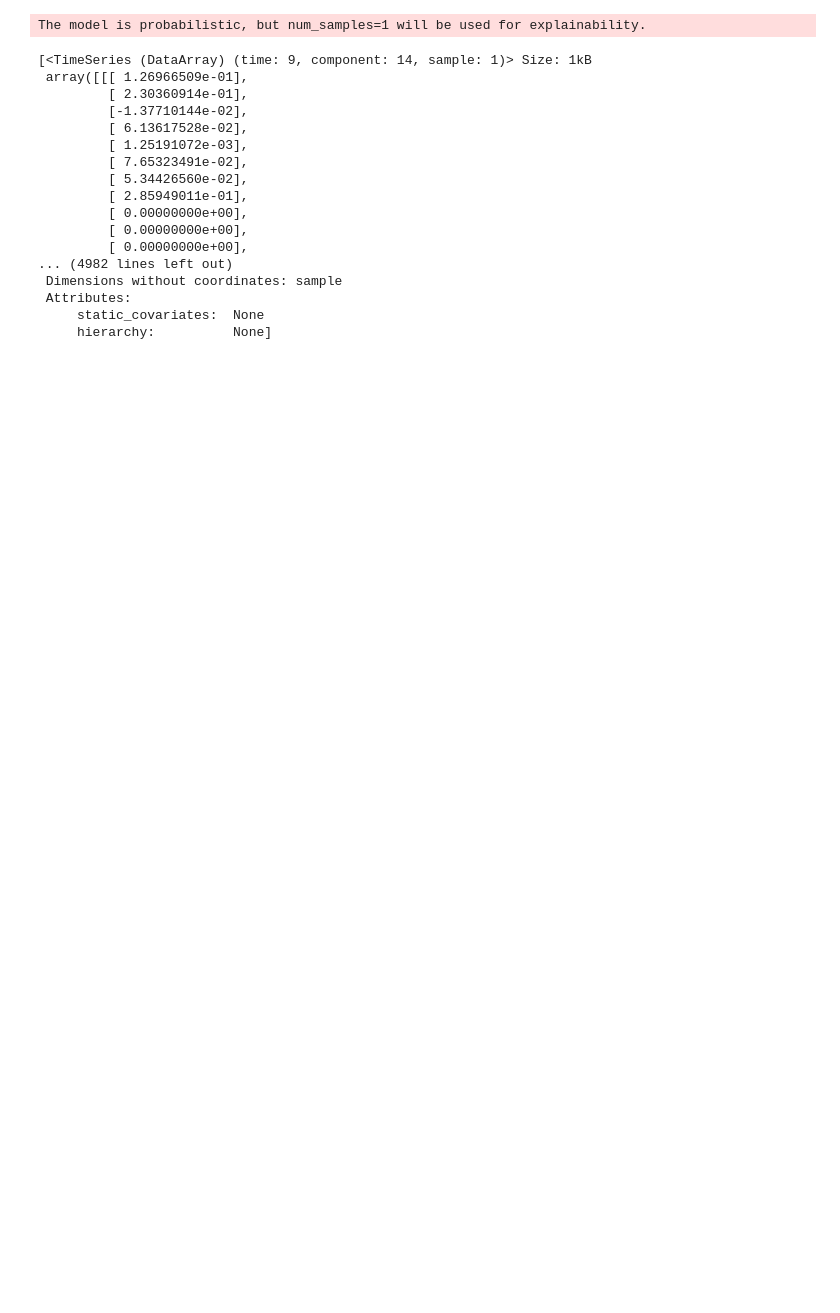
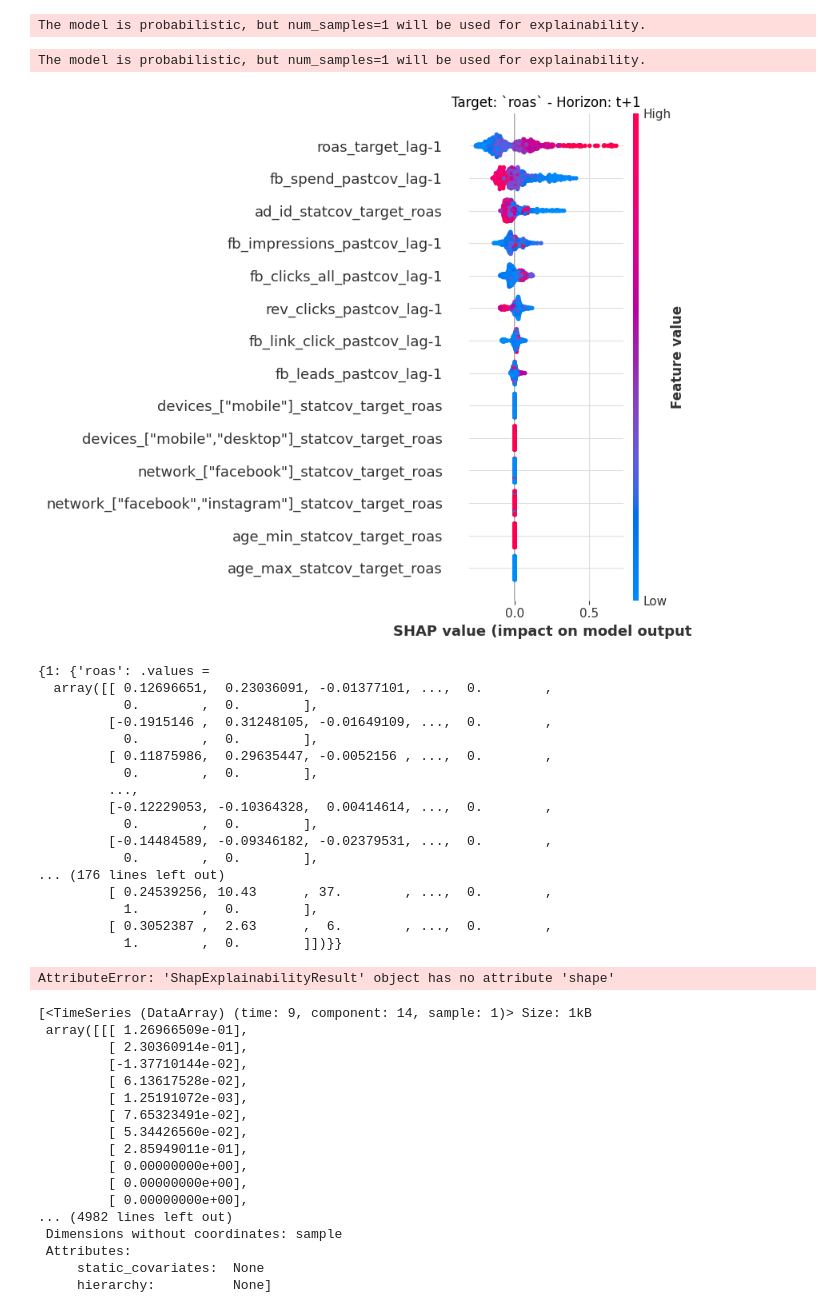
Before and after one commit to rfmanz/campaign_value_prediction, a Jupyter notebook: run_2.ipynb, the cells around one changed output. Drawn from its saved outputs; the diff is of its cells as text; code cells hidden in the pictures; blank space fills up the shorter version.

```diff
--- a/run_2.ipynb
+++ b/run_2.ipynb
@@ -887,7 +888,7 @@ NameError: name 'model' is not defined
 # %%
 import shap
 # %%
-shap_explain = ShapExplainer(model, train_ts, past_covariates_ts,)
-results = shap_explain.explain()
+shap_explain = ShapExplainer(model, train_ts, past_covariates_ts)
+shap_fig = shap_explain.summary_plot
 # %% [output]
 The model is probabilistic, but num_samples=1 will be used for explainability.
@@ -894,3 +899,47 @@ The model is probabilistic, but num_samples=1 will be used for explainability.
+# %%
+shap_explain = ShapExplainer(model, train_ts, past_covariates_ts)
+fig=plt.gcf()
+shap_explain.summary_plot(show=False,)
+fig.savefig('scratch.png')
+# import matplotlib.pyplot as plt
+plt.close('all')
+# %% [output]
+The model is probabilistic, but num_samples=1 will be used for explainability.
+# %%
+shap_fig()
+# %% [output]
+[figure, added]
+{1: {'roas': .values =
+  array([[ 0.12696651,  0.23036091, -0.01377101, ...,  0.        ,
+           0.        ,  0.        ],
+         [-0.1915146 ,  0.31248105, -0.01649109, ...,  0.        ,
+           0.        ,  0.        ],
+         [ 0.11875986,  0.29635447, -0.0052156 , ...,  0.        ,
+           0.        ,  0.        ],
+         ...,
+         [-0.12229053, -0.10364328,  0.00414614, ...,  0.        ,
+           0.        ,  0.        ],
+         [-0.14484589, -0.09346182, -0.02379531, ...,  0.        ,
+           0.        ,  0.        ],
+... (176 lines left out)
+         [ 0.24539256, 10.43      , 37.        , ...,  0.        ,
+           1.        ,  0.        ],
+         [ 0.3052387 ,  2.63      ,  6.        , ...,  0.        ,
+           1.        ,  0.        ]])}}
+# %%
+import matplotlib.pyplot as plt
+import shap
+
+# Assuming shap_explain and shap_values are already defined
+shap_values = shap_explain.explain()
+
+# Generate the SHAP summary plot
+shap.summary_plot(shap_values, show=False)  # Set show=False to prevent immediate display
+
+# Save the currently active matplotlib figure
+plt.savefig("shap_summary_plot.png")
+# %% [output]
+AttributeError: 'ShapExplainabilityResult' object has no attribute 'shape'
 # %%
 results.get_explanation(horizon=1)
 # %% [output]
```
Also changed, not shown: parts of 5 cells of this notebook, 1 other file.
